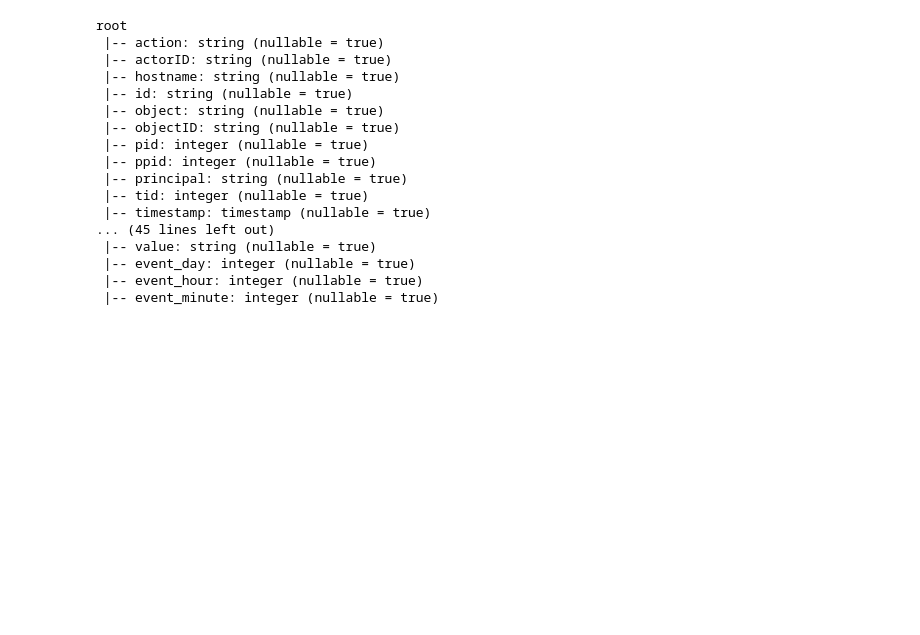
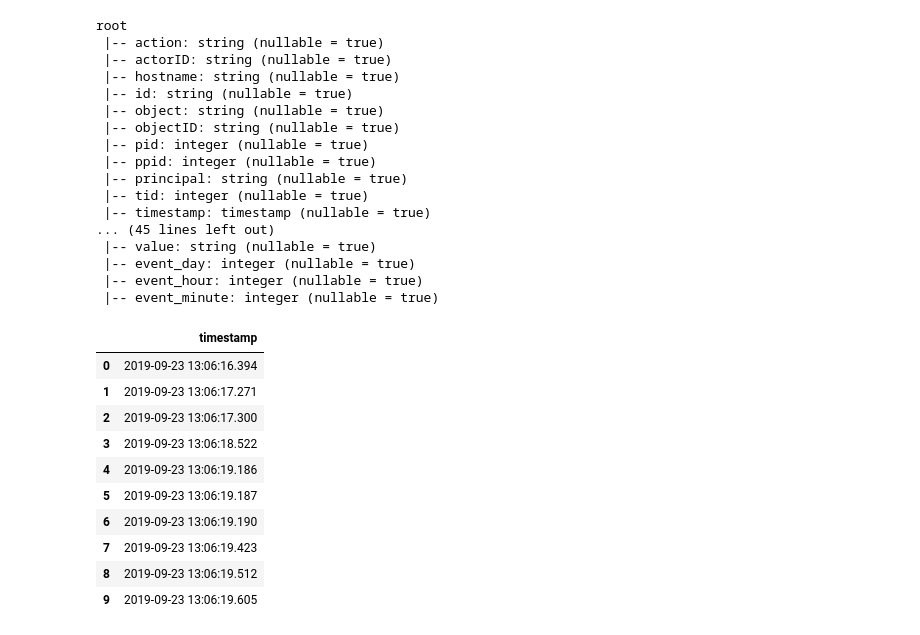
Before and after one commit to MBrend15/Public_Project_Repo, a Jupyter notebook: Build_Graph_2.ipynb, the cells around one changed output. Drawn from its saved outputs; the diff is of its cells as text; code cells hidden in the pictures; blank space fills up the shorter version.

```diff
--- a/Build_Graph_2.ipynb
+++ b/Build_Graph_2.ipynb
@@ -285,4 +307,19 @@ root
 # %%
 #sort the column by timestamp, re-run intersect, then find the first actor ID
 #in the object ID column, and not the actor ID column, and add that to a dictionary as a key, or a node.
-#test
+
+#first step sort the data and check
+df = df.sort(col("timestamp").asc())
+df.select("timestamp").limit(10).toPandas()
+# %% [output]
+|  | timestamp |
+| 0 | 2019-09-23 13:06:16.394 |
+| 1 | 2019-09-23 13:06:17.271 |
+| 2 | 2019-09-23 13:06:17.300 |
+| 3 | 2019-09-23 13:06:18.522 |
+| 4 | 2019-09-23 13:06:19.186 |
+| 5 | 2019-09-23 13:06:19.187 |
+| 6 | 2019-09-23 13:06:19.190 |
+| 7 | 2019-09-23 13:06:19.423 |
+| 8 | 2019-09-23 13:06:19.512 |
+| 9 | 2019-09-23 13:06:19.605 |
```
Also changed, not shown: parts of 20 cells of this notebook.
